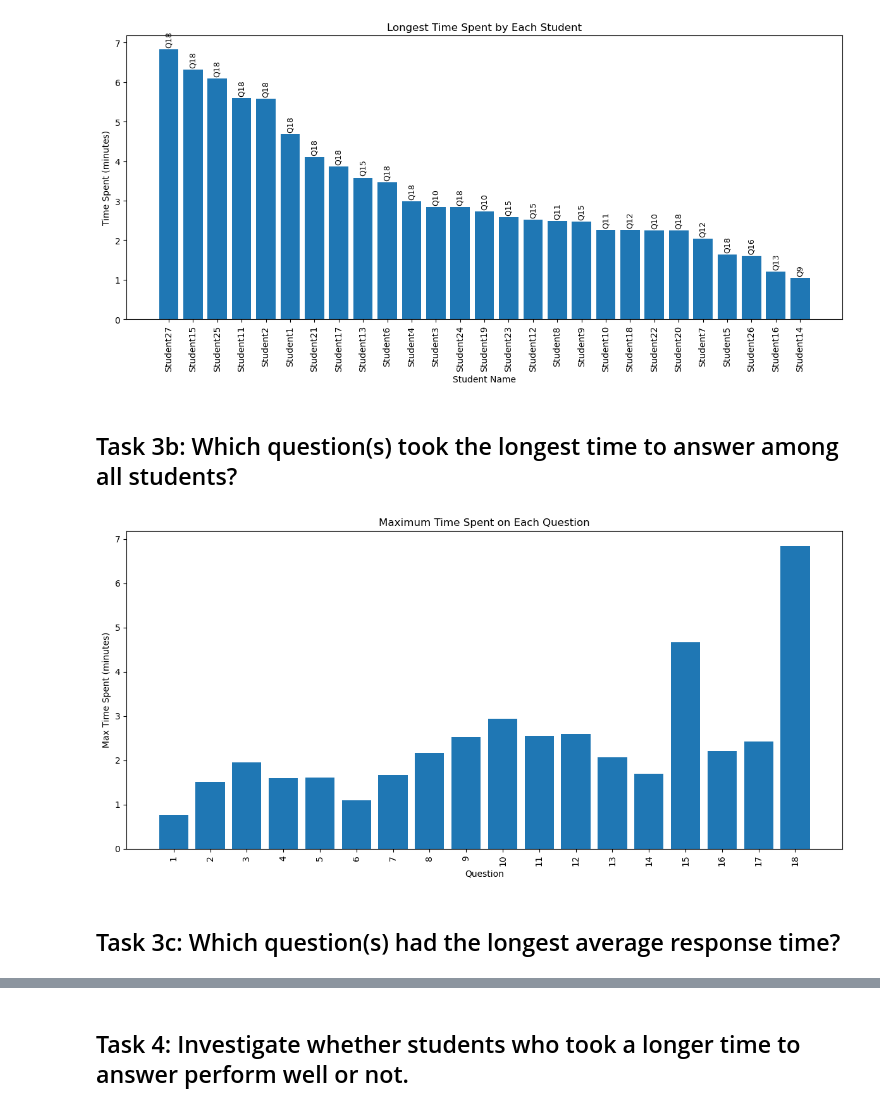
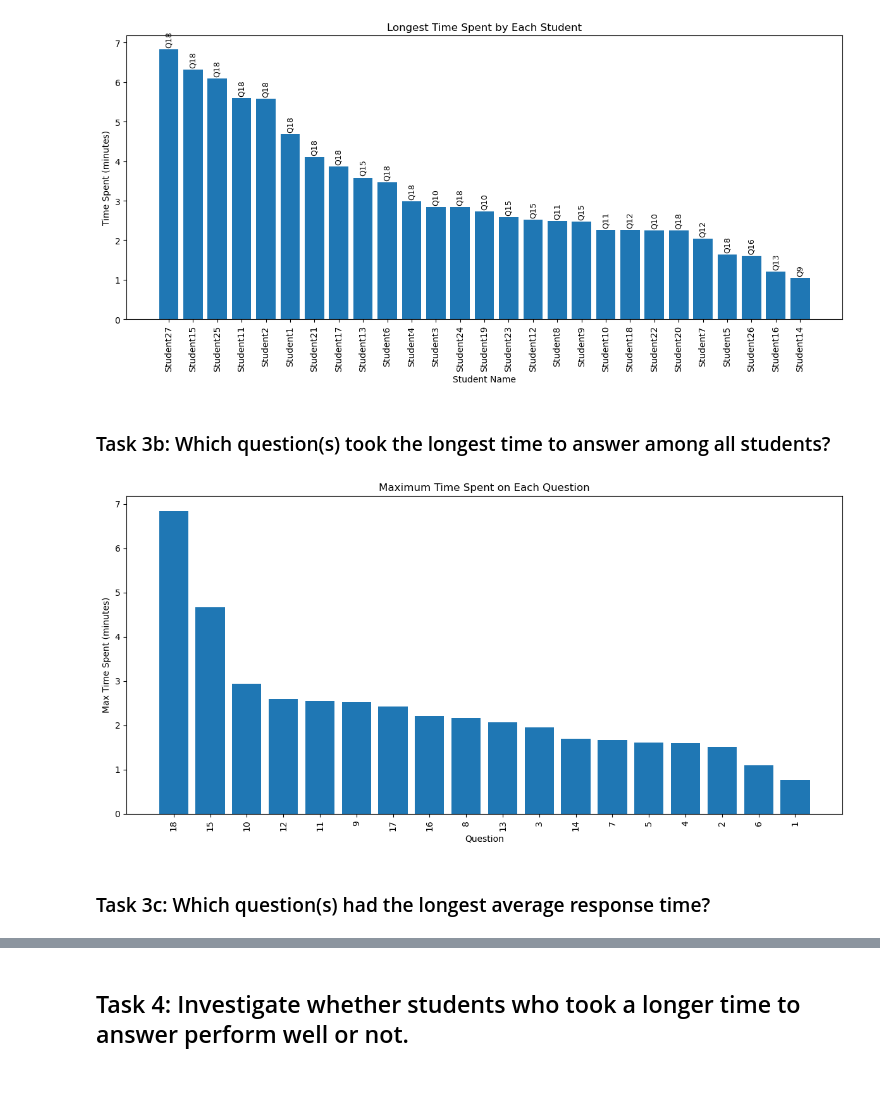
Before and after one commit to NilsDunlop/DIT376-Assignments, a Jupyter notebook: Assignment 7/Assignment 7.ipynb, the cells around one changed output, grey strips where cells are left out. Saved outputs shown, nothing was run; the diff lists cells and outputs as text; code cells hidden in the pictures; blank space fills up the shorter version.

```diff
--- a/Assignment 7/Assignment 7.ipynb
+++ b/Assignment 7/Assignment 7.ipynb
@@ -94,28 +93,28 @@ plt.show()
 # %% [output]
 [figure]
 # %% [markdown]
-## Task 3b: Which question(s) took the longest time to answer among all students?
+### Task 3b: Which question(s) took the longest time to answer among all students?
-# %%
-max_times_per_question = merged_df.groupby('Question')['Time Spent'].max()
-
-sorted_max_times = max_times_per_question.sort_values(ascending=False)
-
-
-def plot_max_avg_times(times, title, ylabel):
-    plt.figure(figsize=(12, 6))
-    plt.bar(times.index, times.dt.total_seconds()/60)
-    plt.ylabel(ylabel)
-    plt.xlabel('Question')
-    plt.title(title)
-    plt.xticks(ticks=times.index, labels=times.index, rotation=90)
-    plt.tight_layout()
-    plt.show()
-
-plot_max_avg_times(sorted_max_times, 'Maximum Time Spent on Each Question', 'Max Time Spent (minutes)')
-# %% [output]
-[figure, removed]
+# %%
+max_times_per_question = merged_df.groupby('Question')['Time Spent'].max()
+
+# Sort questions by the maximum time spent in descending order
+sorted_max_times = max_times_per_question.sort_values(ascending=False)
+
+def plot_max_avg_times(times, title, ylabel):
+    plt.figure(figsize=(12, 6))
+    plt.bar(range(1, len(times) + 1), times/60)
+    plt.ylabel(ylabel)
+    plt.xlabel('Question')
+    plt.title(title)
+    plt.xticks(range(1, len(times) + 1), sorted_max_times.index, rotation=90)
+    plt.tight_layout()
+    plt.show()
+
+plot_max_avg_times(sorted_max_times, 'Maximum Time Spent on Each Question', 'Max Time Spent (minutes)')
+# %% [output]
+[figure, added]
 # %% [markdown]
-## Task 3c: Which question(s) had the longest average response time?
+### Task 3c: Which question(s) had the longest average response time?
 # %%
 average_times = merged_df.groupby('Question')['Time Spent'].mean()
 sorted_avg_times = average_times.sort_values(ascending=False)
```
Also changed, not shown: parts of 17 cells of this notebook.
